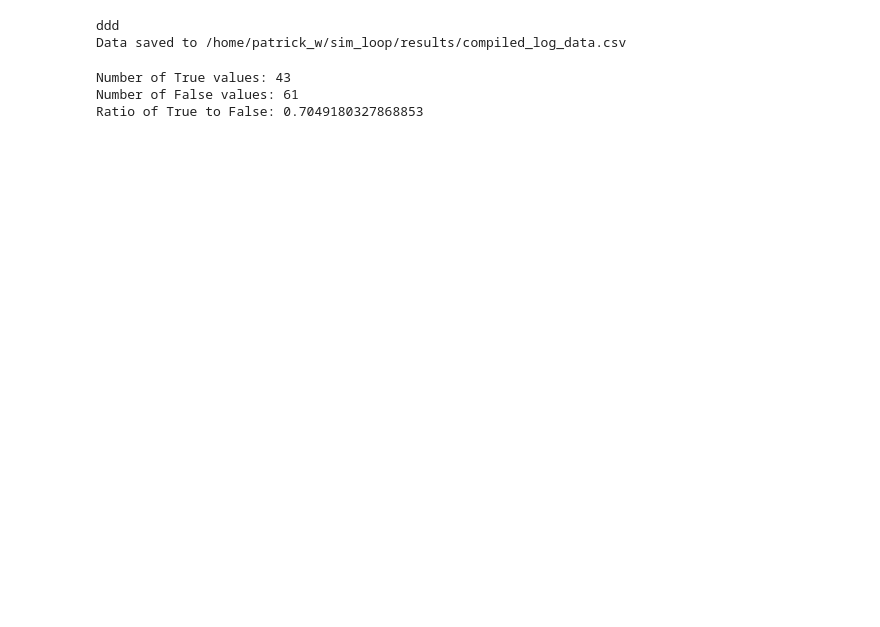
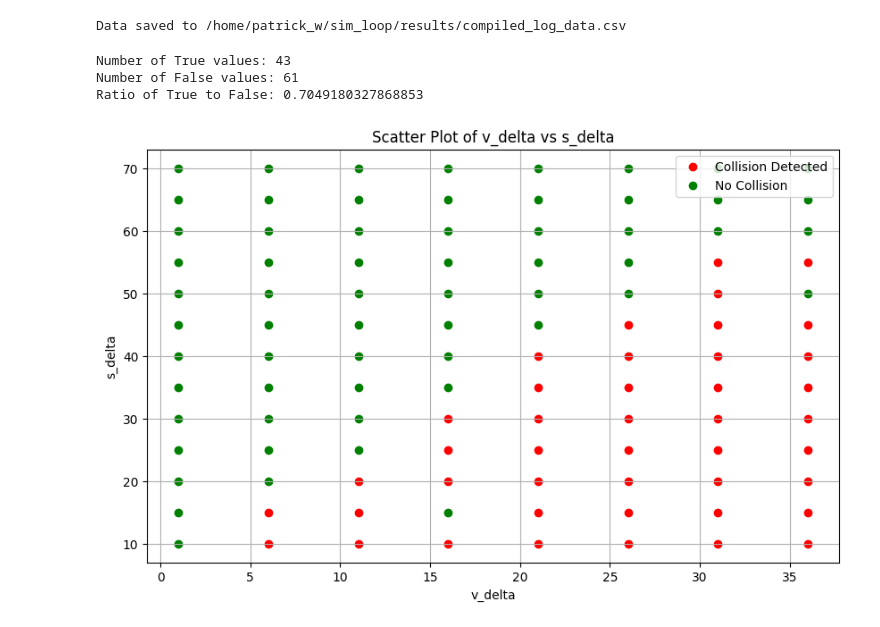
Before and after one commit to patrickw16/sim_loop, a Jupyter notebook: results/analyze_logs.ipynb, the cells around one changed output. Cells and saved outputs as stored; diff of their text form; code cells hidden in the pictures; blank space fills up the shorter version.

```diff
--- a/results/analyze_logs.ipynb
+++ b/results/analyze_logs.ipynb
@@ -1,6 +1,7 @@
 # %%
 import os
 import pandas as pd
+import matplotlib.pyplot as plt
 
 # Define the directory containing the log files
 log_directory = '/home/patrick_w/sim_loop/results/logs/'
@@ -10,14 +11,10 @@ log_files = sorted([f for f in os.listdir(log_directory) if f.endswith('.txt')])
 
 # Initialize a list to hold all parameter dictionaries
 all_parameters = []
-stop_parameter = False
 
 # Loop through each log file and read its contents
 for filename in log_files:
     log_file_path = os.path.join(log_directory, filename)
-
-    if filename == 'log_2_of_104.txt':
-        print('ddd')
 
     # Open the log file and read its contents
     with open(log_file_path, 'r') as file:
@@ -38,7 +35,7 @@ for filename in log_files:
         if "Collision" in line:
             collision_detected = True
 
-        if parameters_started and stop_parameter:
+        if parameters_started:
             # Split the line into key and value
             if '=' in line:
                 key, value = line.split('=')
@@ -47,7 +44,7 @@ for filename in log_files:
                 value = value.replace("\n", "")
                 parameters[key.strip()] = float(value.strip())  # Store as float
                 if key == "EgoStartS":
-                    stop_parameter = True
+                    parameters_started = False
 
     # Add collision information to the parameters dictionary
     parameters['CollisionDetected'] = collision_detected
@@ -65,7 +62,6 @@ df.to_csv(output_file, index=False)
 
 print(f"Data saved to {output_file}")
 # %% [output]
-ddd
 Data saved to /home/patrick_w/sim_loop/results/compiled_log_data.csv
 # %%
 # Replace 'your_file.csv' with the path to your CSV file
@@ -91,3 +87,28 @@ print(f"Ratio of True to False: {ratio}")
 Number of True values: 43
 Number of False values: 61
 Ratio of True to False: 0.7049180327868853
+# %%
+# Create a scatter plot
+plt.figure(figsize=(10, 6))
+
+# Plot points based on CollisionDetected
+plt.scatter(df['v_delta'][df['CollisionDetected']],
+            df['s_delta'][df['CollisionDetected']],
+            color='red', label='Collision Detected')
+
+plt.scatter(df['v_delta'][~df['CollisionDetected']],
+            df['s_delta'][~df['CollisionDetected']],
+            color='green', label='No Collision')
+
+# Adding labels and title
+plt.xlabel('v_delta')
+plt.ylabel('s_delta')
+plt.title('Scatter Plot of v_delta vs s_delta')
+plt.legend()
+plt.grid()
+
+# Show the plot
+plt.savefig('v_delta_s_delta.svg')
+plt.show()
+# %% [output]
+[figure, added]
```
Also changed, not shown: 4 other files.
